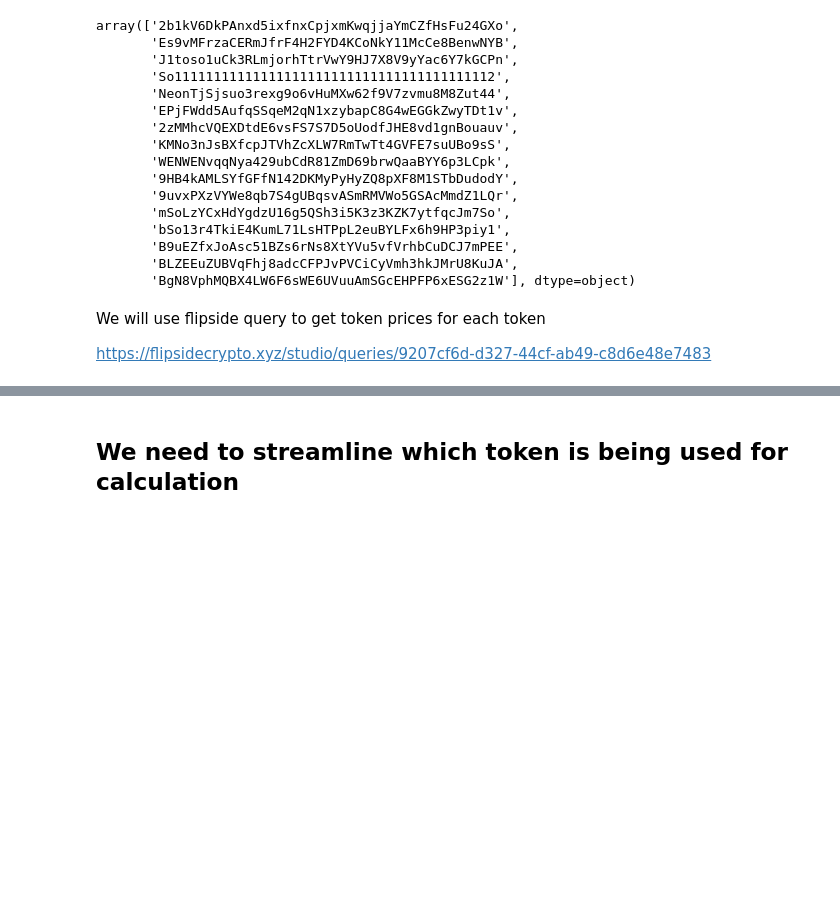
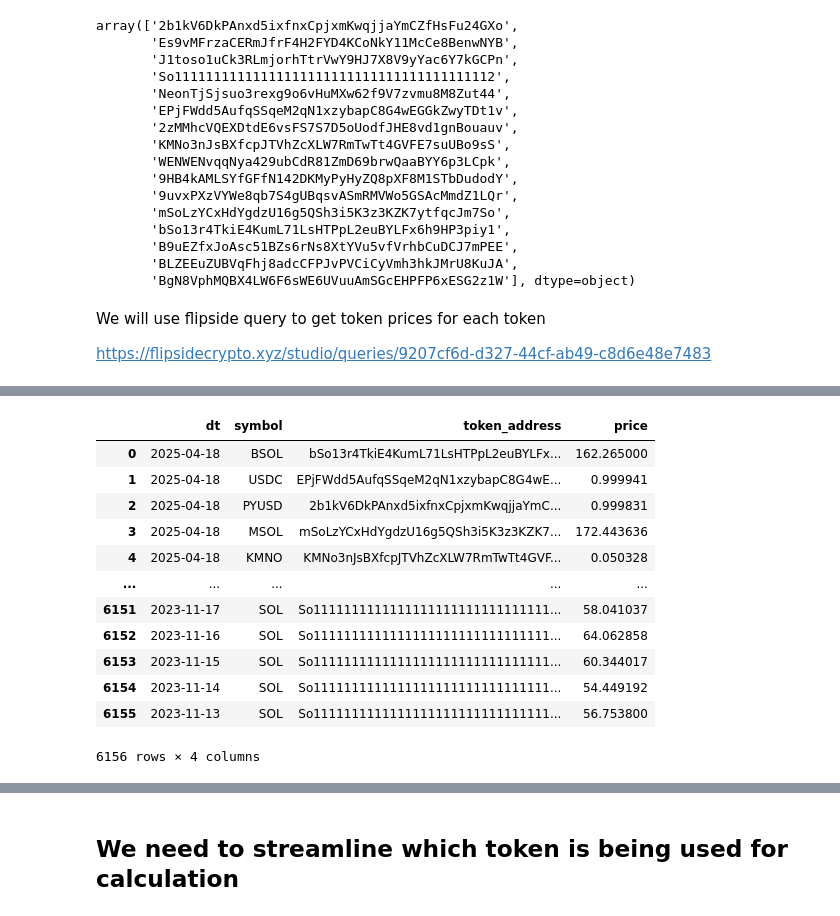
Before and after one commit to apostleoffinance/Solana-Forensic-Analysis-Tool, a Jupyter notebook: notebooks/01_data_exploration.ipynb, the cells around one changed output, grey strips where cells are left out. Cells and saved outputs as stored; diff of their text form; code cells hidden in the pictures; blank space fills up the shorter version.

```diff
--- a/notebooks/01_data_exploration.ipynb
+++ b/notebooks/01_data_exploration.ipynb
@@ -773,6 +885,31 @@ def data_cleaning(df,dropna=True,ffill=False):
     return clean_df
 # %%
 prices_data.columns = prices_data.columns.str.lower()
+# %%
+WRAPPED_SOL = "So11111111111111111111111111111111111111112"
+NATIVE_SOL  = "So11111111111111111111111111111111111111111"
+
+# Duplicate wrapped SOL rows with native SOL address
+wrapped_sol_prices = prices_data[prices_data['token_address'] == WRAPPED_SOL].copy()
+wrapped_sol_prices['token_address'] = NATIVE_SOL
+
+# Append to original price data
+prices_data = pd.concat([prices_data, wrapped_sol_prices], ignore_index=True)
+prices_data
+# %% [output]
+|  | dt | symbol | token_address | price |
+| 0 | 2025-04-18 | BSOL | bSo13r4TkiE4KumL71LsHTPpL2euBYLFx... | 162.265000 |
+| 1 | 2025-04-18 | USDC | EPjFWdd5AufqSSqeM2qN1xzybapC8G4wE... | 0.999941 |
+| 2 | 2025-04-18 | PYUSD | 2b1kV6DkPAnxd5ixfnxCpjxmKwqjjaYmC... | 0.999831 |
+| 3 | 2025-04-18 | MSOL | mSoLzYCxHdYgdzU16g5QSh3i5K3z3KZK7... | 172.443636 |
+| 4 | 2025-04-18 | KMNO | KMNo3nJsBXfcpJTVhZcXLW7RmTwTt4GVF... | 0.050328 |
+| ... | ... | ... | ... | ... |
+| 6151 | 2023-11-17 | SOL | So1111111111111111111111111111111... | 58.041037 |
+| 6152 | 2023-11-16 | SOL | So1111111111111111111111111111111... | 64.062858 |
+| 6153 | 2023-11-15 | SOL | So1111111111111111111111111111111... | 60.344017 |
+| 6154 | 2023-11-14 | SOL | So1111111111111111111111111111111... | 54.449192 |
+| 6155 | 2023-11-13 | SOL | So1111111111111111111111111111111... | 56.753800 |
+6156 rows × 4 columns
 # %%
 prices_df = data_cleaning(prices_data,dropna=False,ffill=False)
 prices_df
```
Also changed, not shown: parts of 18 cells of this notebook, 4 other files.
